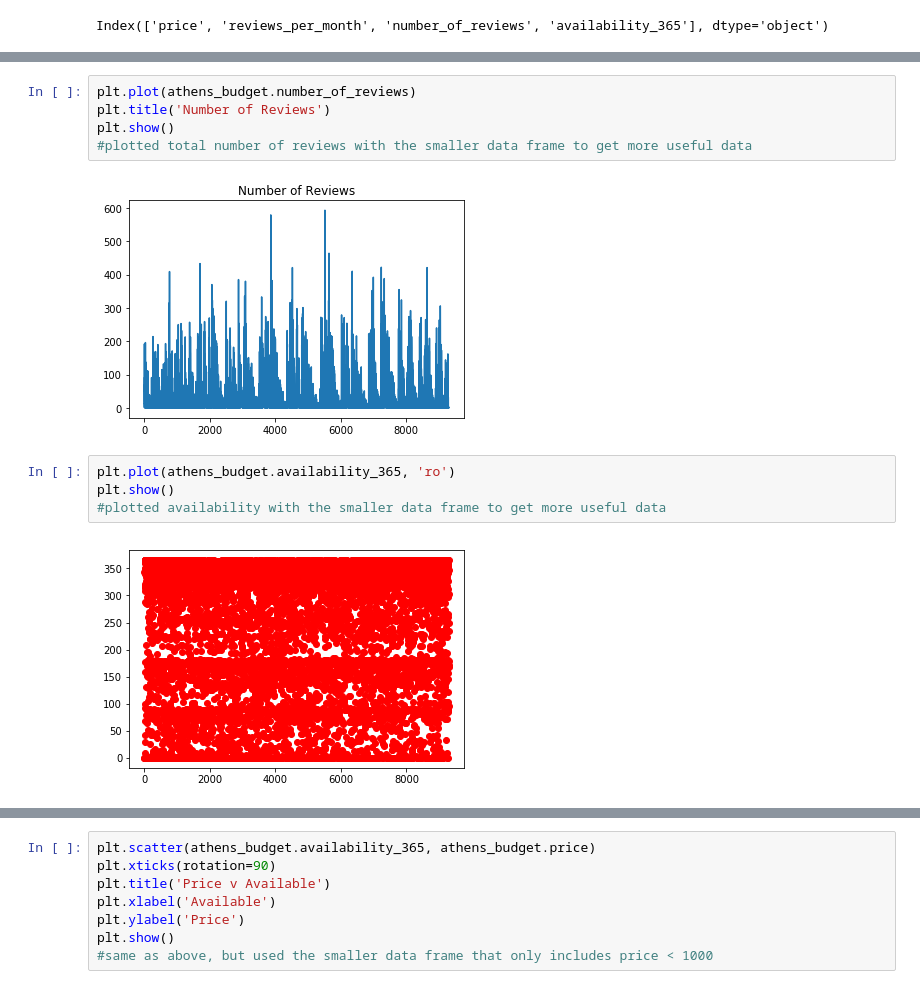
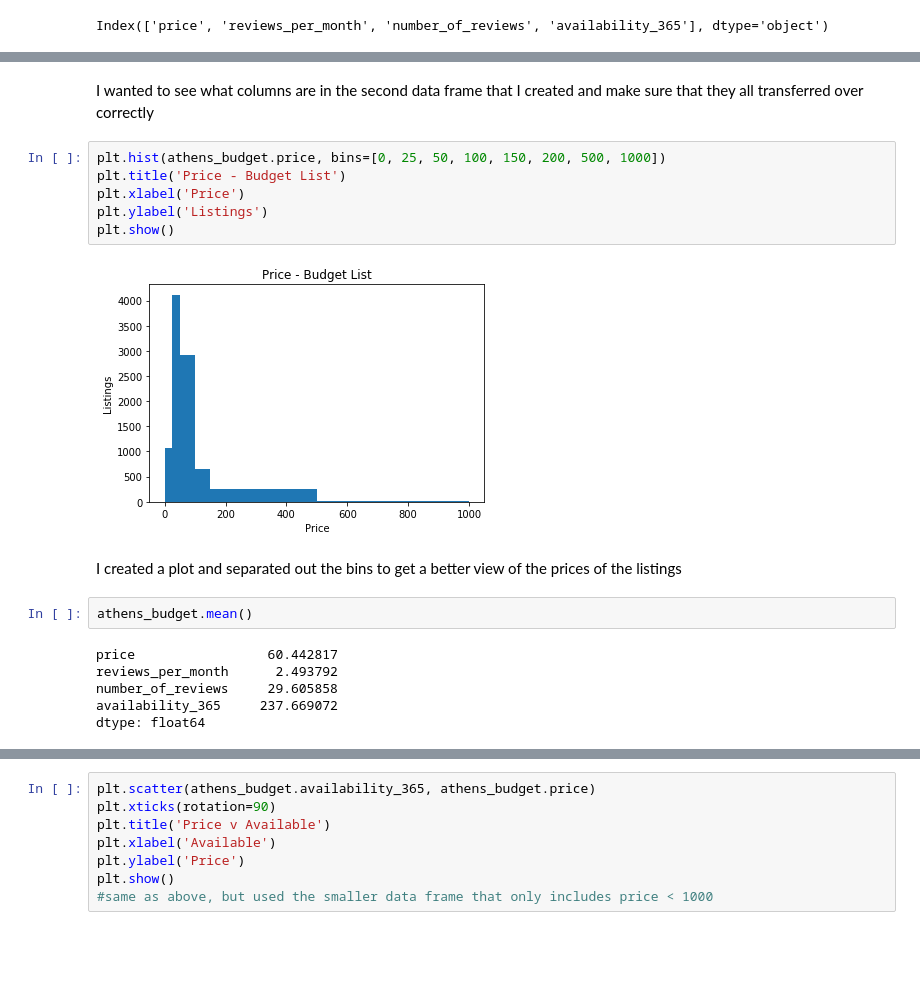
Before and after one commit to emett75/Unit-1-Capstone, a Jupyter notebook: Unit 1 Capstone.ipynb, the cells around one changed output, grey strips where cells are left out. Cells and saved outputs as stored; diff of their text form; blank space fills up the shorter version.

```diff
--- a/Unit 1 Capstone.ipynb
+++ b/Unit 1 Capstone.ipynb
@@ -235,13 +214,20 @@ plt.show()
-# %%
-plt.plot(athens_budget.number_of_reviews)
-plt.title('Number of Reviews')
-plt.show()
-#plotted total number of reviews with the smaller data frame to get more useful data
-# %% [output]
-[figure, removed]
-# %%
-plt.plot(athens_budget.availability_365, 'ro')
-plt.show()
-#plotted availability with the smaller data frame to get more useful data
-# %% [output]
-[figure, removed]
+# %% [markdown]
+I wanted to see what columns are in the second data frame that I created and make sure that they all transferred over correctly
+# %%
+plt.hist(athens_budget.price, bins=[0, 25, 50, 100, 150, 200, 500, 1000])
+plt.title('Price - Budget List')
+plt.xlabel('Price')
+plt.ylabel('Listings')
+plt.show()
+# %% [output]
+[figure, added]
+# %% [markdown]
+I created a plot and separated out the bins to get a better view of the prices of the listings
+# %%
+athens_budget.mean()
+# %% [output]
+price                 60.442817
+reviews_per_month      2.493792
+number_of_reviews     29.605858
+availability_365     237.669072
+dtype: float64
```
Also changed, not shown: parts of 63 cells of this notebook.
